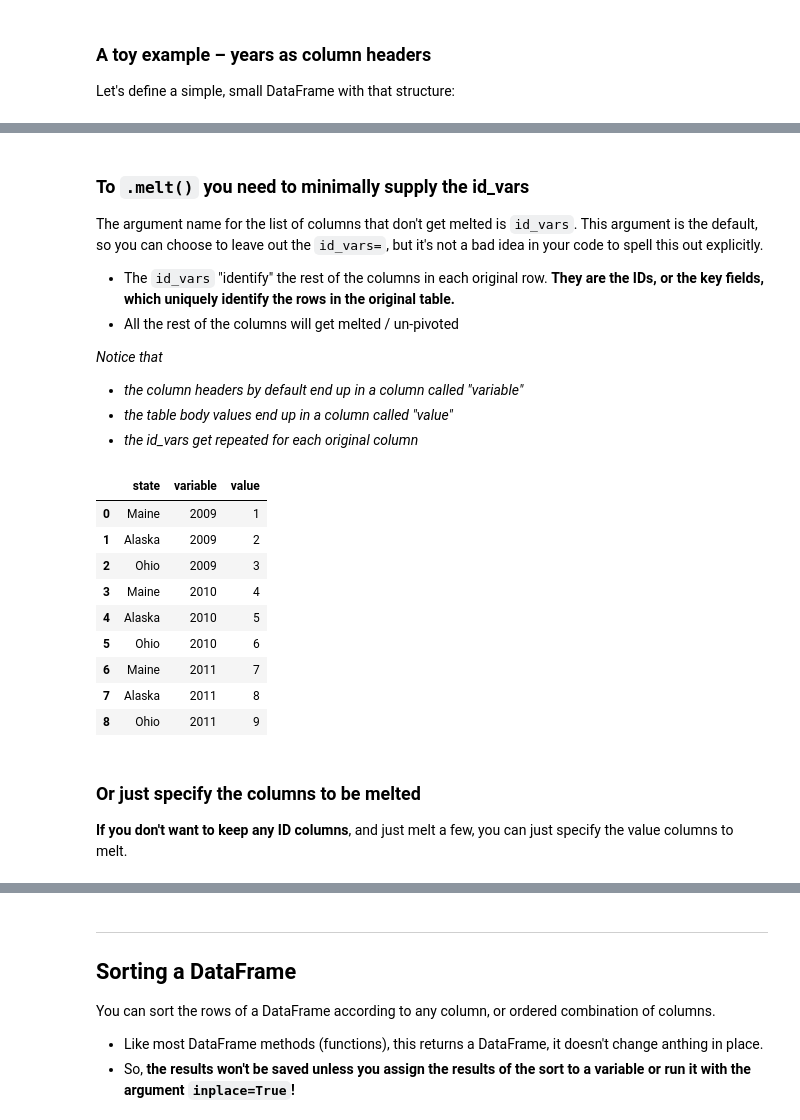
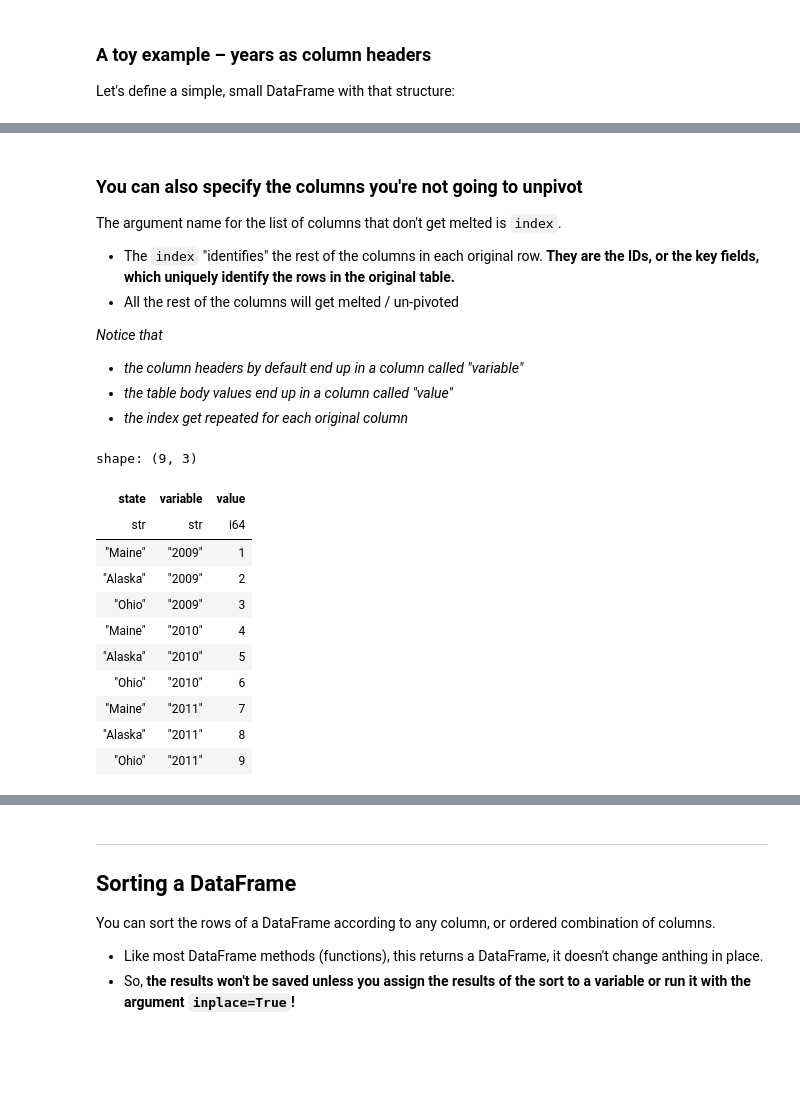
Before and after one commit to emonson/polars-python, a Jupyter notebook: UnpivotIntro.ipynb, the cells around one changed output, grey strips where cells are left out. Drawn from its saved outputs; the diff is of its cells as text; code cells hidden in the pictures; blank space fills up the shorter version.

```diff
--- a/UnpivotIntro.ipynb
+++ b/UnpivotIntro.ipynb
@@ -21,5 +22,5 @@ import pandas as pd
 # %%
-df = pd.DataFrame({'state':['Maine','Alaska','Ohio'],
+df = pl.DataFrame({'state':['Maine','Alaska','Ohio'],
                   '2009':[1,2,3],
                   '2010':[4,5,6],
                   '2011':[7,8,9]})
@@ -47,31 +72,31 @@ Confusingly, every language seems to have its own term for this process / transf
 # %% [markdown]
-### To `.melt()` you need to minimally supply the id_vars
+### You can also specify the columns you're not going to unpivot
 
-The argument name for the list of columns that don't get melted is `id_vars`. This argument is the default, so you can choose to leave out the `id_vars=`, but it's not a bad idea in your code to spell this out explicitly.
+The argument name for the list of columns that don't get melted is `index`.
 
-- The `id_vars` "identify" the rest of the columns in each original row. **They are the IDs, or the key fields, which uniquely identify the rows in the original table.**
+
+
+- The `index` "identifies" the rest of the columns in each original row. **They are the IDs, or the key fields, which uniquely identify the rows in the original table.**
 - All the rest of the columns will get melted / un-pivoted
 
 *Notice that*
 
 - *the column headers by default end up in a column called "variable"*
 - *the table body values end up in a column called "value"*
-- *the id_vars get repeated for each original column*
+- *the index get repeated for each original column*
 # %%
-df2 = df.melt(id_vars=['state'])
+df2 = df.unpivot(index='state')
 df2
 # %% [output]
+shape: (9, 3)
-|  | state | variable | value |
-| 0 | Maine | 2009 | 1 |
-| 1 | Alaska | 2009 | 2 |
-| 2 | Ohio | 2009 | 3 |
-| 3 | Maine | 2010 | 4 |
-| 4 | Alaska | 2010 | 5 |
-| 5 | Ohio | 2010 | 6 |
-| 6 | Maine | 2011 | 7 |
-| 7 | Alaska | 2011 | 8 |
-| 8 | Ohio | 2011 | 9 |
+| state | variable | value |
+| str | str | i64 |
+| "Maine" | "2009" | 1 |
+| "Alaska" | "2009" | 2 |
+| "Ohio" | "2009" | 3 |
+| "Maine" | "2010" | 4 |
+| "Alaska" | "2010" | 5 |
+| "Ohio" | "2010" | 6 |
+| "Maine" | "2011" | 7 |
+| "Alaska" | "2011" | 8 |
+| "Ohio" | "2011" | 9 |
-# %% [markdown]
-### Or just specify the columns to be melted
-
-**If you don't want to keep any ID columns**, and just melt a few, you can just specify the value columns to melt.
```
Also changed, not shown: parts of 16 cells of this notebook, 12 other files.
